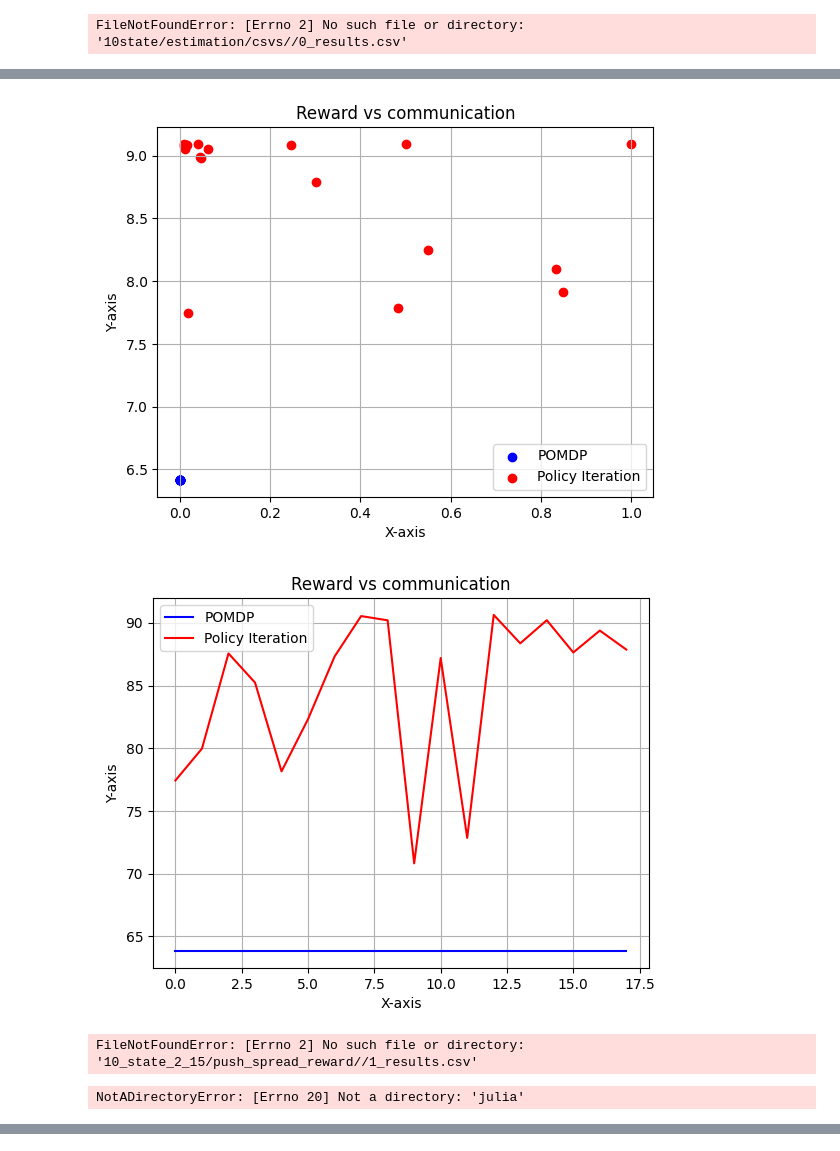
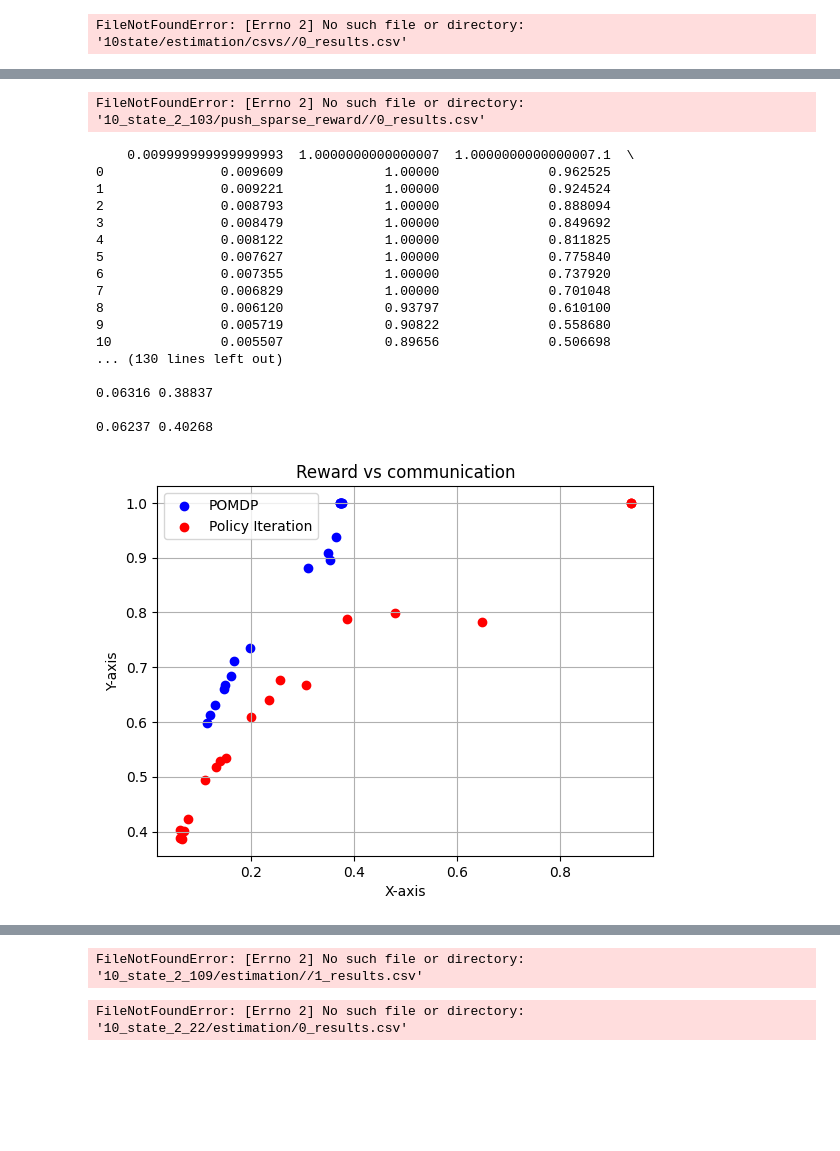
Before and after one commit to pietro-talli/EffCom, a Jupyter notebook: plot_notebook.ipynb, the cells around one changed output, grey strips where cells are left out. Saved outputs shown, nothing was run; the diff lists cells and outputs as text; code cells hidden in the pictures; blank space fills up the shorter version.

```diff
--- a/plot_notebook.ipynb
+++ b/plot_notebook.ipynb
@@ -97,13 +119,33 @@ plotter(folder_path, number_of_trials)
 # %%
 # Specify the folder containing the files
-folder_path = '10_state_2_15/push_spread_reward/'
+folder_path = '10_state_2_103/push_sparse_reward/'
 number_of_trials = 5
 
 plotter(folder_path, number_of_trials)
 # %% [output]
-[figure, removed]
-[figure, removed]
-FileNotFoundError: [Errno 2] No such file or directory: '10_state_2_15/push_spread_reward//1_results.csv'
+FileNotFoundError: [Errno 2] No such file or directory: '10_state_2_103/push_sparse_reward//0_results.csv'
 # %%
+# Specify the folder containing the files
+folder_path = '10_state_2_109/estimation/'
+number_of_trials = 5
+
+plotter(folder_path, number_of_trials)
 # %% [output]
-NotADirectoryError: [Errno 20] Not a directory: 'julia'
+    0.009999999999999993  1.0000000000000007  1.0000000000000007.1  \
+0               0.009609             1.00000              0.962525
+1               0.009221             1.00000              0.924524
+2               0.008793             1.00000              0.888094
+3               0.008479             1.00000              0.849692
+4               0.008122             1.00000              0.811825
+5               0.007627             1.00000              0.775840
+6               0.007355             1.00000              0.737920
+7               0.006829             1.00000              0.701048
+8               0.006120             0.93797              0.610100
+9               0.005719             0.90822              0.558680
+10              0.005507             0.89656              0.506698
+... (130 lines left out)
+
+0.06316 0.38837
+
+0.06237 0.40268
+[figure, added]
@@ -109,0 +153,8 @@ NotADirectoryError: [Errno 20] Not a directory: 'julia'
+FileNotFoundError: [Errno 2] No such file or directory: '10_state_2_109/estimation//1_results.csv'
+# %%
+folder_path = '10_state_2_22/estimation'
+number_of_trials = 5
+
+plotter(folder_path, number_of_trials)
+# %% [output]
+FileNotFoundError: [Errno 2] No such file or directory: '10_state_2_22/estimation/0_results.csv'
```
Also changed, not shown: parts of 3 cells of this notebook, 6 other files.
